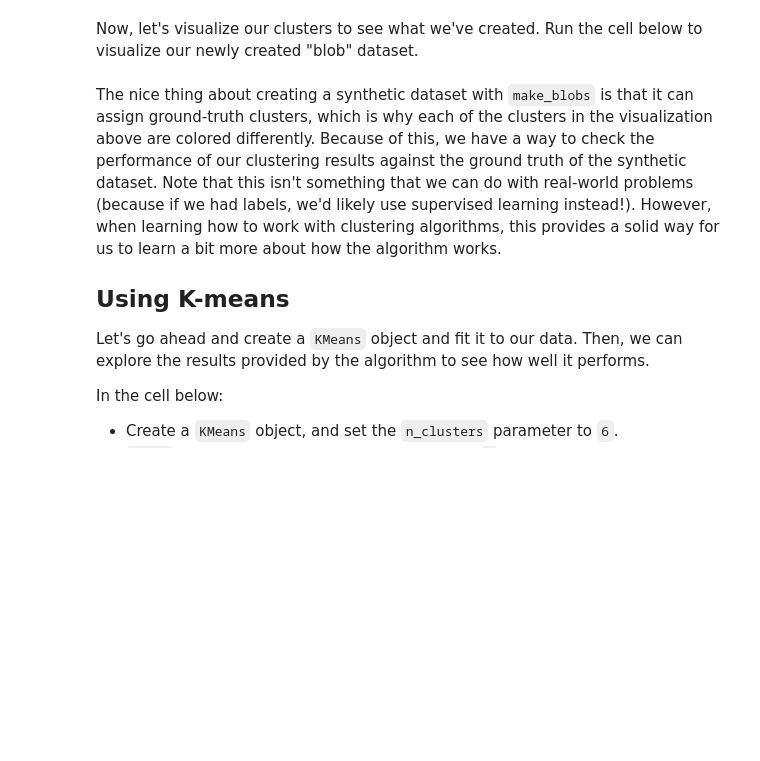
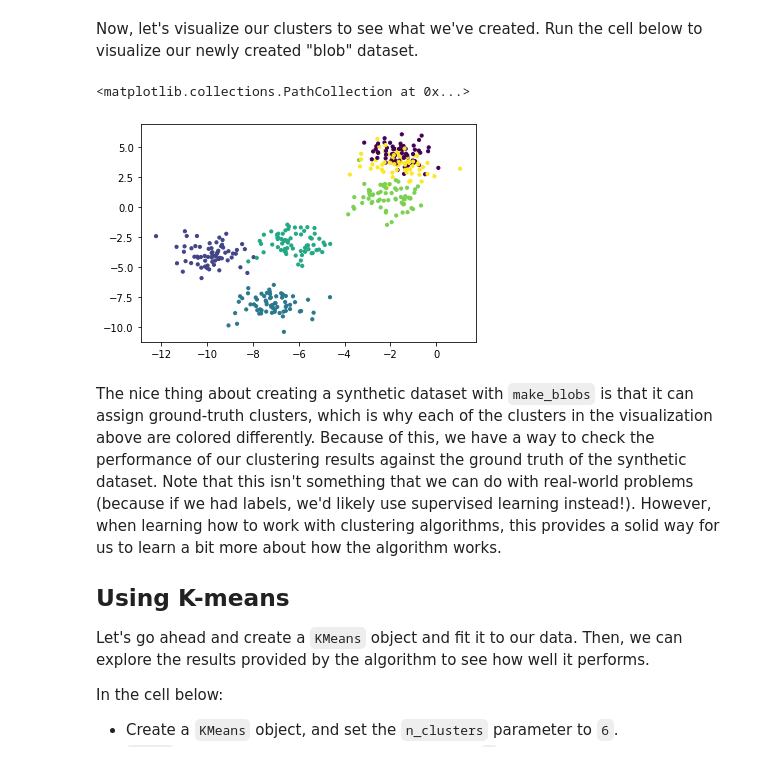
Before and after one commit to learn-co-curriculum/dsc-k-means-clustering-lab, a Jupyter notebook: index.ipynb, the cells around one changed output. Drawn from its saved outputs; the diff is of its cells as text; code cells hidden in the pictures; blank space fills up the shorter version.

```diff
--- a/index.ipynb
+++ b/index.ipynb
@@ -47,10 +58,19 @@ In the cell below:
     * `cluster_std=0.8`
 # %%
 X, y = None
+# %%
+# __SOLUTION__
+X, y = make_blobs(n_samples=400, n_features=2, centers=6, cluster_std=0.8)
 # %% [markdown]
 Now, let's visualize our clusters to see what we've created. Run the cell below to visualize our newly created "blob" dataset.
 # %%
 plt.scatter(X[:, 0], X[:, 1], c=y, s=10)
+# %%
+# __SOLUTION__
+plt.scatter(X[:, 0], X[:, 1], c=y, s=10)
+# %% [output]
+<matplotlib.collections.PathCollection at 0x...>
+[figure, added]
 # %% [markdown]
 The nice thing about creating a synthetic dataset with `make_blobs` is that it can assign ground-truth clusters, which is why each of the clusters in the visualization above are colored differently. Because of this, we have a way to check the performance of our clustering results against the ground truth of the synthetic dataset. Note that this isn't something that we can do with real-world problems (because if we had labels, we'd likely use supervised learning instead!). However, when learning how to work with clustering algorithms, this provides a solid way for us to learn a bit more about how the algorithm works.
 
```
Also changed, not shown: parts of 23 cells of this notebook.
